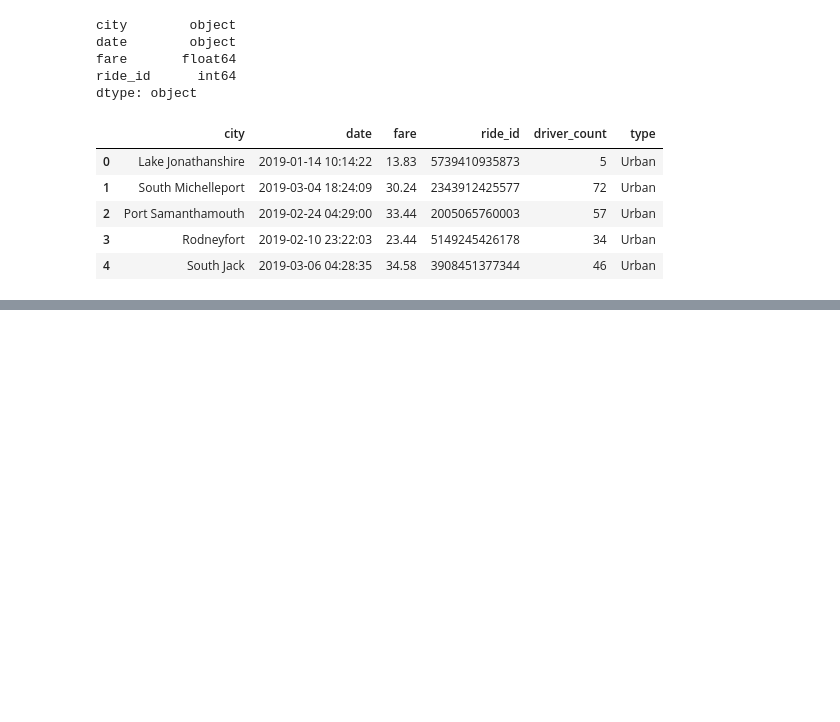
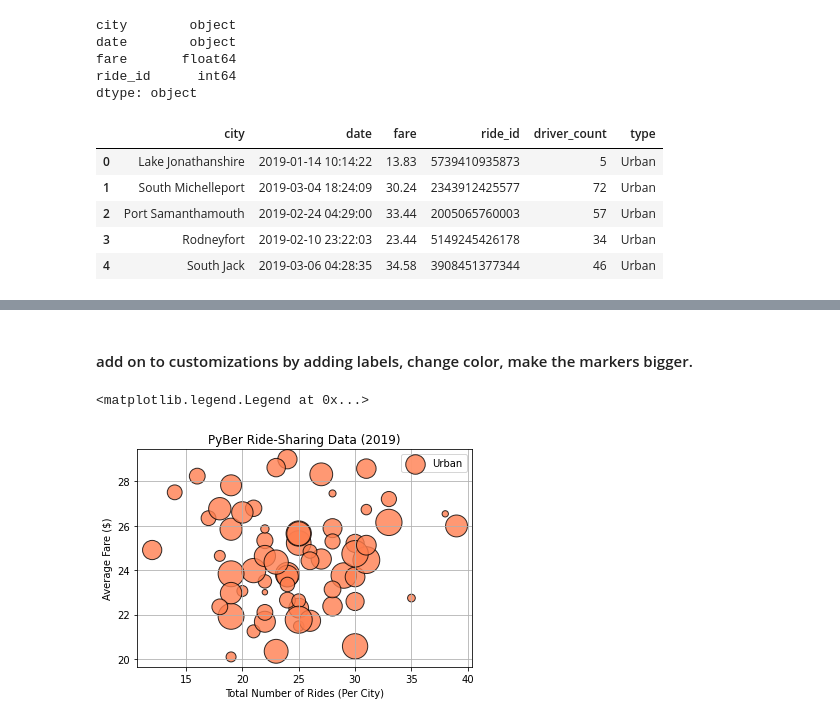
Before and after one commit to speddings/PyBer_analysis, a Jupyter notebook: PyBer.ipynb, the cells around one changed output, grey strips where cells are left out. Cells and saved outputs as stored; diff of their text form; code cells hidden in the pictures; blank space fills up the shorter version.

```diff
--- a/PyBer.ipynb
+++ b/PyBer.ipynb
@@ -129,0 +305,20 @@ pyber_data_df.head()
+# %% [markdown]
+#### add on to customizations by adding labels, change color, make the markers bigger.
+# %%
+plt.scatter(urban_ride_count  #x axix
+            , urban_avg_fare #y axix
+            , s=10*urban_driver_count   #increas the size
+            , c="coral"   #set color
+            , edgecolor="black", linewidths=1    #set edgecolor and linewidth
+            , alpha=0.8      # set transparency
+            , label="Urban")   #label for legend
+plt.title("PyBer Ride-Sharing Data (2019)")
+plt.ylabel("Average Fare ($)")
+plt.xlabel("Total Number of Rides (Per City)")
+plt.grid(True)
+
+# Add the legend.
+plt.legend()
+# %% [output]
+<matplotlib.legend.Legend at 0x...>
+[figure, added]
```
Also changed, not shown: parts of 32 cells of this notebook.
